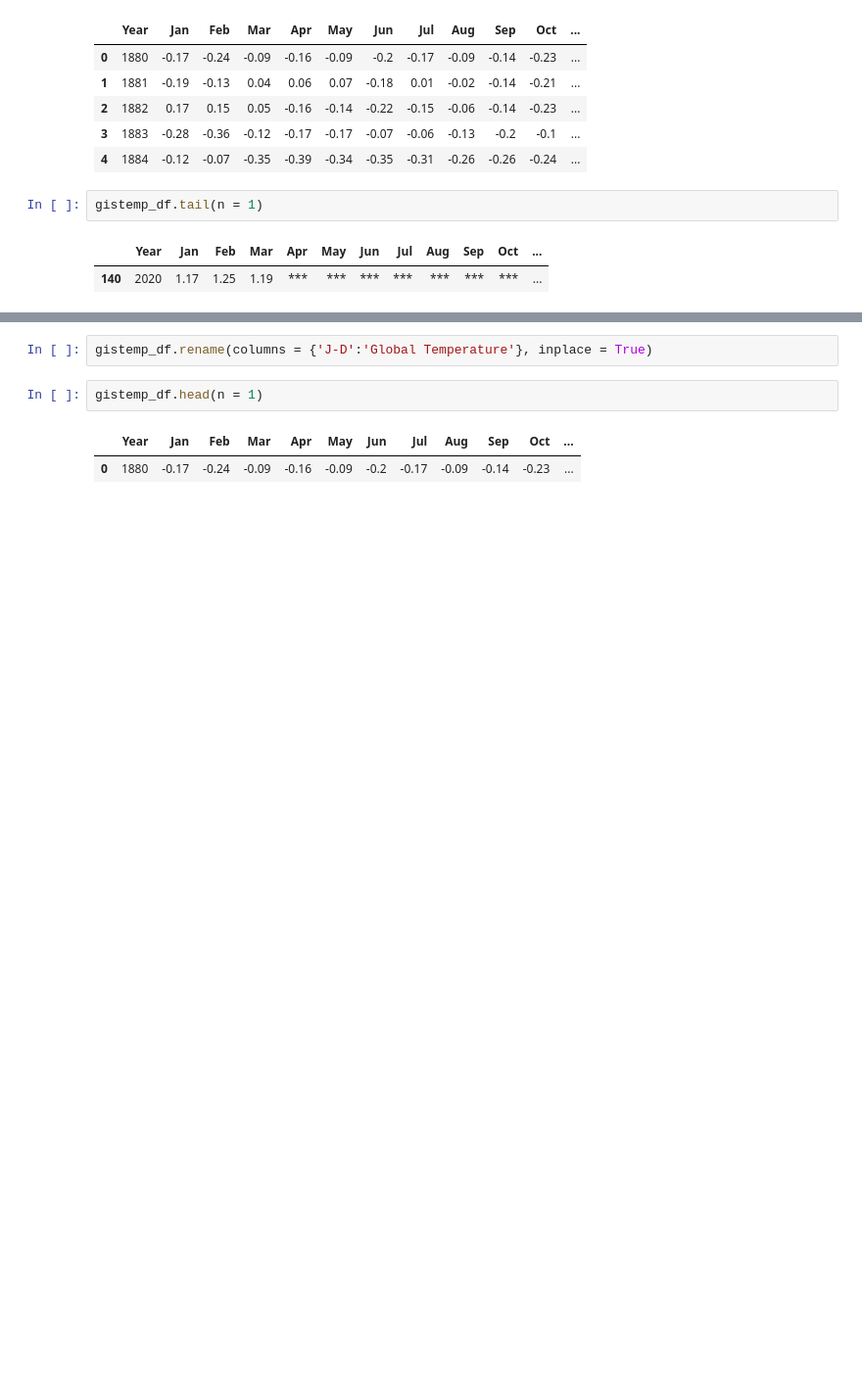
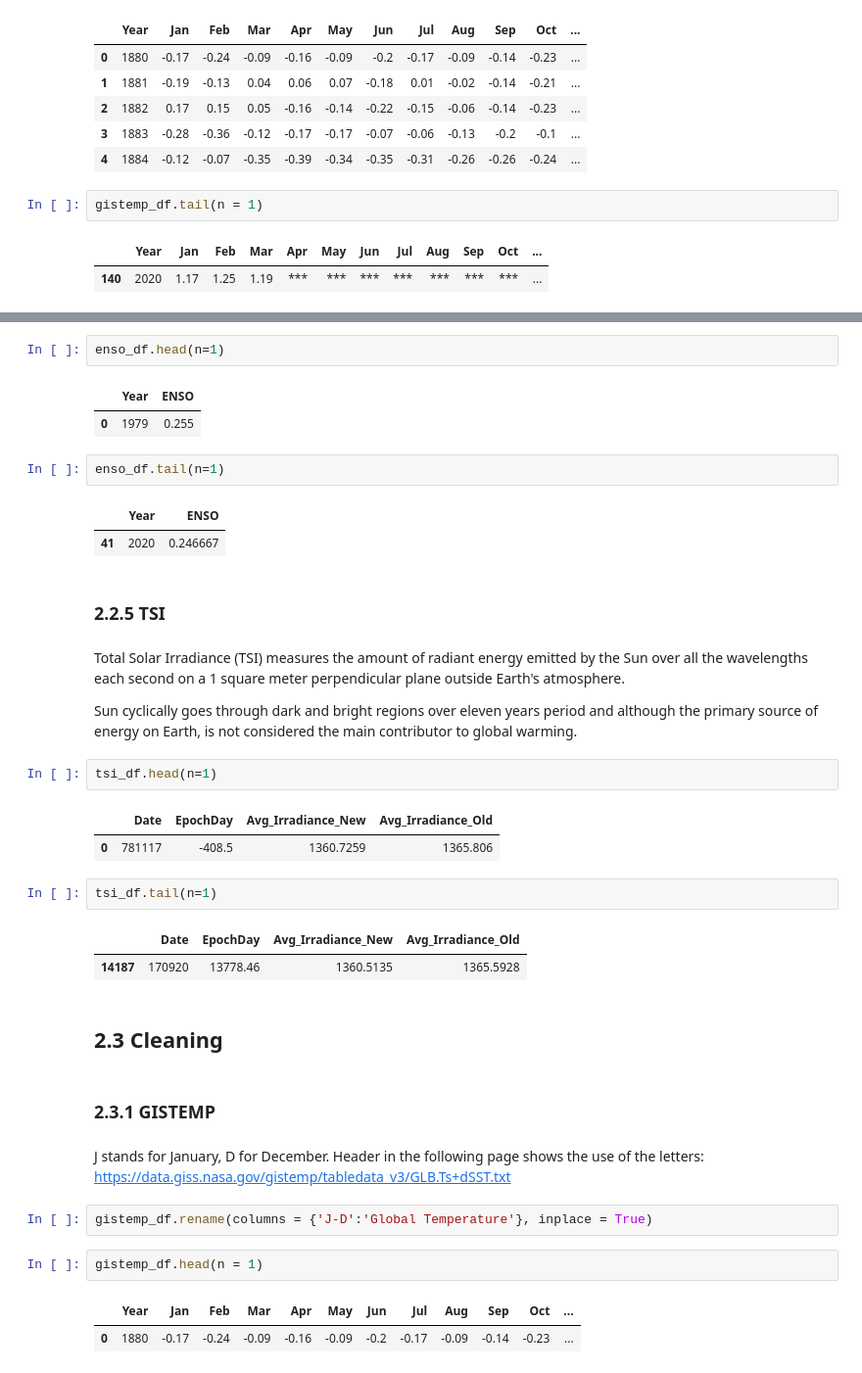
Before and after one commit to ambreen2006/Global-Temperature-Trend, a Jupyter notebook: Global Temperature Trend.ipynb, the cells around one changed output, grey strips where cells are left out. Shown at 98% size. Cells and saved outputs as stored; diff of their text form; blank space fills up the shorter version.

```diff
--- a/Global Temperature Trend.ipynb
+++ b/Global Temperature Trend.ipynb
@@ -110,3 +236,36 @@ gistemp_df.tail(n = 1)
+# %%
+enso_df.head(n=1)
+# %% [output]
+|  | Year | ENSO |
+| 0 | 1979 | 0.255 |
+# %%
+enso_df.tail(n=1)
+# %% [output]
+|  | Year | ENSO |
+| 41 | 2020 | 0.246667 |
+# %% [markdown]
+### 2.2.5 TSI <a class="anchor" id="tsi-assess-anchor"></a>
+# %% [markdown]
+Total Solar Irradiance (TSI) measures the amount of radiant energy emitted by the Sun over all the wavelengths each second on a 1 square meter perpendicular plane outside Earth's atmosphere.
+
+Sun cyclically goes through dark and bright regions over eleven years period and although the primary source of energy on Earth, is not considered the main contributor to global warming.
+# %%
+tsi_df.head(n=1)
+# %% [output]
+|  | Date | EpochDay | Avg_Irradiance_New | Avg_Irradiance_Old |
+| 0 | 781117 | -408.5 | 1360.7259 | 1365.806 |
+# %%
+tsi_df.tail(n=1)
+# %% [output]
+|  | Date | EpochDay | Avg_Irradiance_New | Avg_Irradiance_Old |
+| 14187 | 170920 | 13778.46 | 1360.5135 | 1365.5928 |
+# %% [markdown]
+## 2.3 Cleaning <a class="anchor" id="data-clean-anchor"></a>
+# %% [markdown]
+### 2.3.1 GISTEMP <a class="anchor" id="gistemp-clean-anchor"></a>
+# %% [markdown]
+J stands for January, D for December.
+Header in the following page shows the use of the letters: https://data.giss.nasa.gov/gistemp/tabledata_v3/GLB.Ts+dSST.txt
 # %%
 gistemp_df.rename(columns = {'J-D':'Global Temperature'}, inplace = True)
 # %%
```
Also changed, not shown: parts of 140 cells of this notebook, 4 other files.
